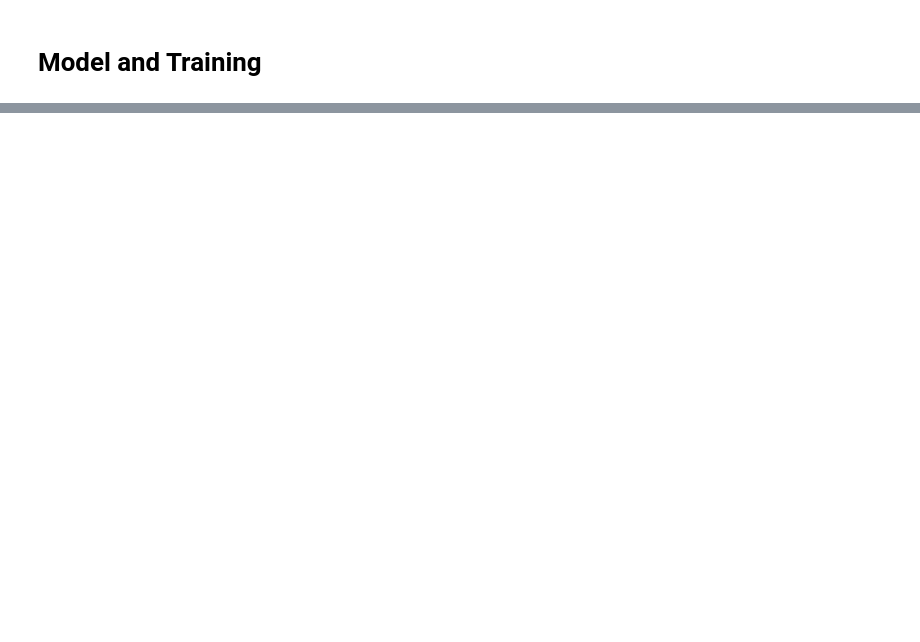
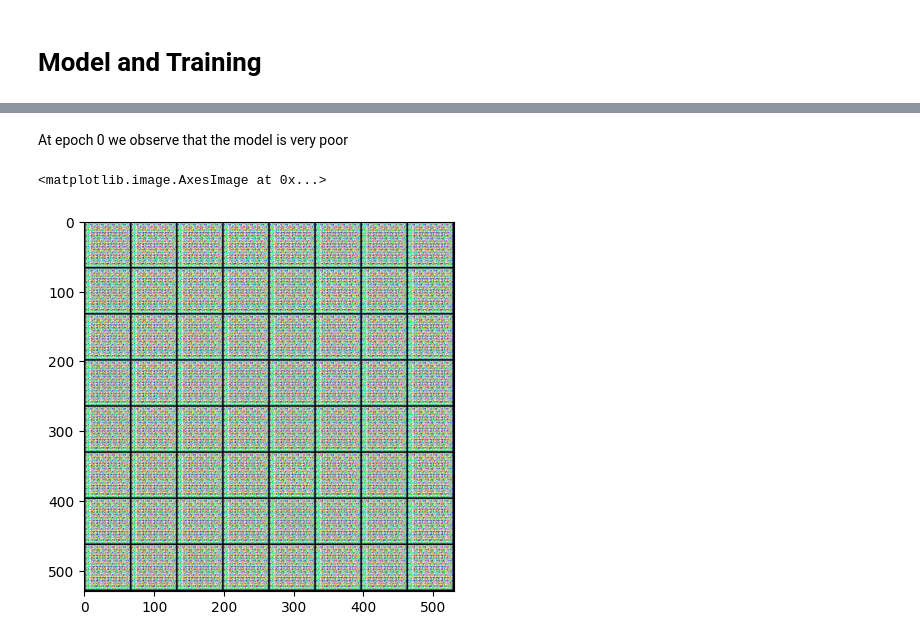
Before and after one commit to ploffy06/art-GAN, a Jupyter notebook: notebook.ipynb, the cells around one changed output, grey strips where cells are left out. Saved outputs shown, nothing was run; the diff lists cells and outputs as text; code cells hidden in the pictures; blank space fills up the shorter version.

```diff
--- a/notebook.ipynb
+++ b/notebook.ipynb
@@ -130,0 +216,7 @@ for i in range(epochs):
+# %% [markdown]
+At epoch 0 we observe that the model is very poor
+# %%
+plt.imshow(np.transpose(generated_images[0],(1,2,0)))
+# %% [output]
+<matplotlib.image.AxesImage at 0x...>
+[figure, added]
```
Also changed, not shown: parts of 20 cells of this notebook, 5 other files.
